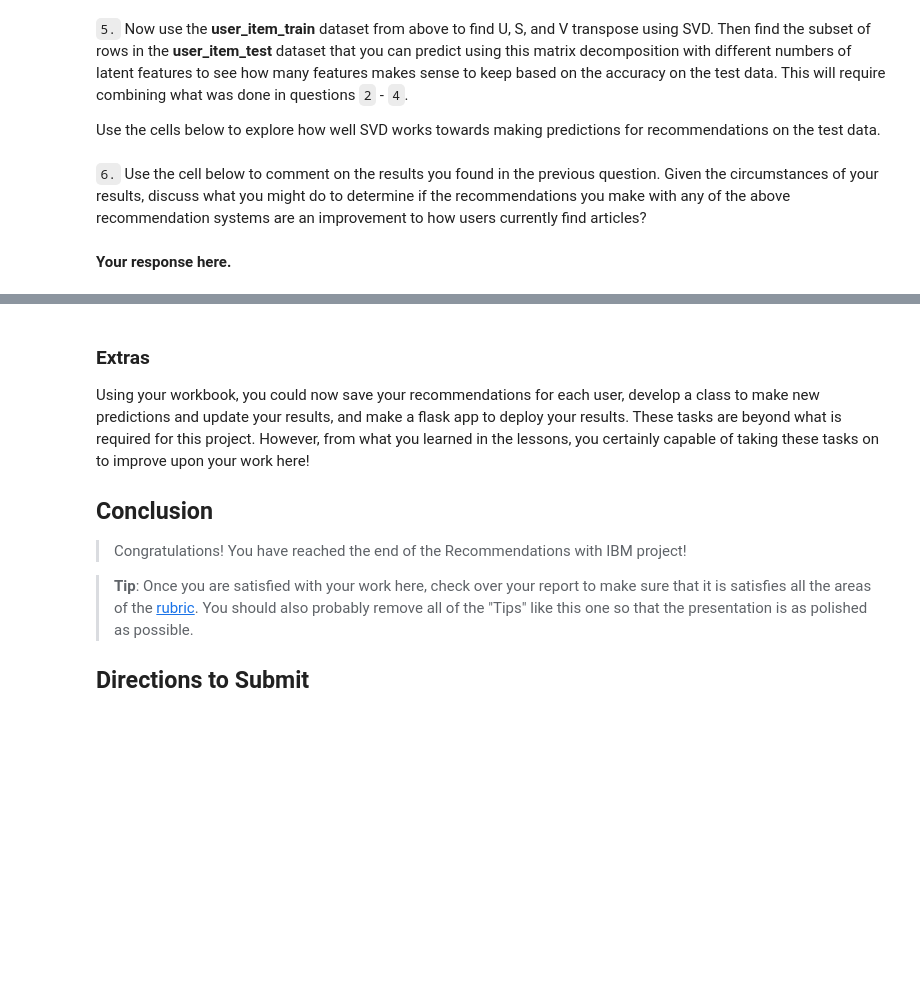
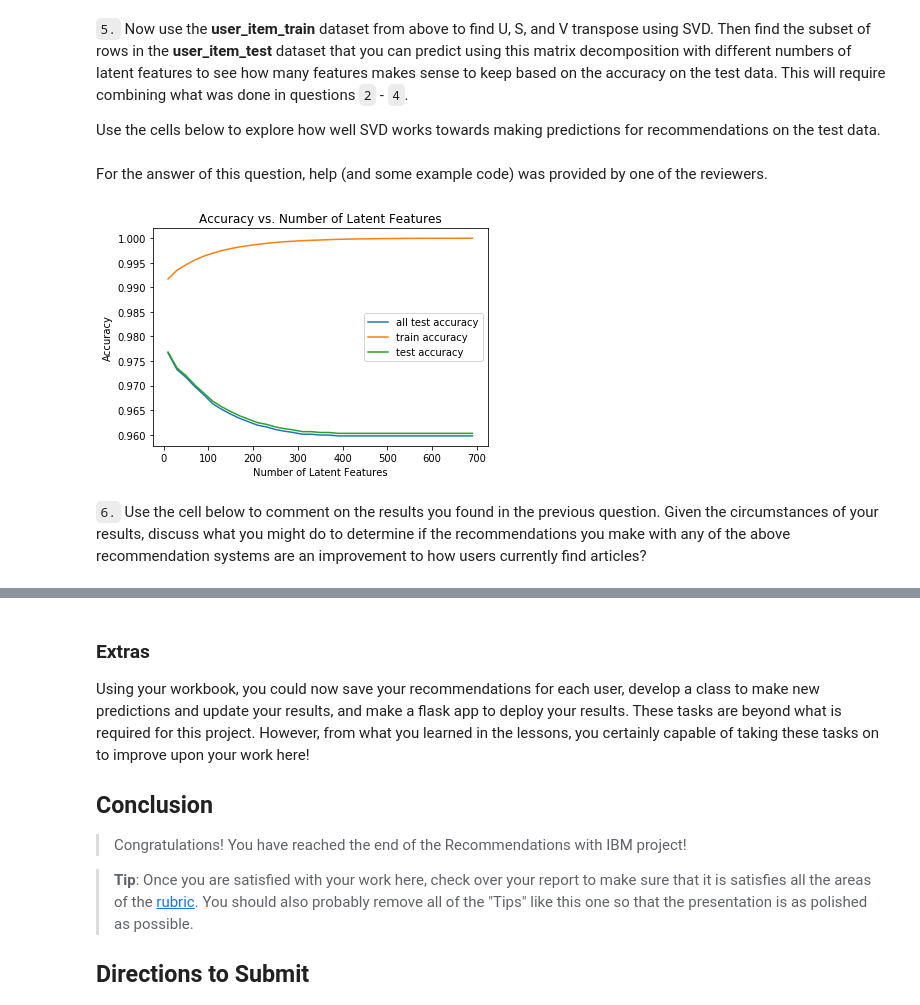
Before and after one commit to einalem1234/nd-proj-RecommendationEngines, a Jupyter notebook: notebooks/5-Matrix_Factorization.ipynb, the cells around one changed output, grey strips where cells are left out. Cells and saved outputs as stored; diff of their text form; code cells hidden in the pictures; blank space fills up the shorter version.

```diff
--- a/notebooks/5-Matrix_Factorization.ipynb
+++ b/notebooks/5-Matrix_Factorization.ipynb
@@ -274,4 +266,49 @@ u_train, s_train, vt_train = np.linalg.svd(user_item_train)# fit svd similar to
+# %% [markdown]
+For the answer of this question, help (and some example code) was provided by one of the reviewers.
+# %%
+# 1) After fitting SVD on the user_item_train matrix, find out which rows match the test set from u,s,v
+row_idxs = user_item_train.index.isin(test_idx)
+col_idxs = user_item_train.columns.isin(test_arts)
+u_test = u_train[row_idxs, :]
+vt_test = vt_train[:, col_idxs]
+# %%
+num_latent_feats = np.arange(10,700+10,20)
+
+all_test_errs = []
+train_errs = []
+test_errs = []
+
+for k in num_latent_feats:
+    # restructure with k latent features
+    s_train_lat, u_train_lat, vt_train_lat = np.diag(s_train[:k]), u_train[:, :k], vt_train[:k, :]
+    u_test_lat = u_train_lat[row_idxs, :]
+    vt_test_lat = vt_train_lat[:, col_idxs]
+
+    # take dot product
+    user_item_train_preds = np.around(np.dot(np.dot(u_train_lat, s_train_lat), vt_train_lat))
+    user_item_test_preds = np.around(np.dot(np.dot(u_test_lat, s_train_lat), vt_test_lat))
+
+    # error for the whole matrix
+    all_test_errs.append((np.sum(np.sum(user_item_test_preds))+np.sum(np.sum(user_item_test)))/(user_item_test.shape[0]*user_item_test.shape[1]))
+    # compute error for each prediction to actual value
+    diffs_train = np.subtract(user_item_train, user_item_train_preds)
+    diffs_test = np.subtract(user_item_test, user_item_test_preds)
+
+    # total errors and keep track of them
+    err_train = np.sum(np.sum(np.abs(diffs_train)))
+    err_test = np.sum(np.sum(np.abs(diffs_test)))
+    train_errs.append((err_train/(user_item_train.shape[0]*user_item_train.shape[1])))
+    test_errs.append((err_test/(user_item_test.shape[0]*user_item_test.shape[1])))
+# %%
+# plot the accuracy vs number of latent features
+plt.plot(num_latent_feats, np.subtract(1,np.array(all_test_errs)), label="all test accuracy");
+plt.plot(num_latent_feats, np.subtract(1,np.array(train_errs)), label="train accuracy");
+plt.plot(num_latent_feats, np.subtract(1,np.array(test_errs)), label="test accuracy");
+plt.xlabel('Number of Latent Features');
+plt.ylabel('Accuracy');
+plt.title('Accuracy vs. Number of Latent Features');
+plt.legend();
+# %% [output]
+[figure, added]
 # %% [markdown]
 `6.` Use the cell below to comment on the results you found in the previous question. Given the circumstances of your results, discuss what you might do to determine if the recommendations you make with any of the above recommendation systems are an improvement to how users currently find articles?
-# %% [markdown]
-**Your response here.**
```
Also changed, not shown: parts of 6 cells of this notebook.
